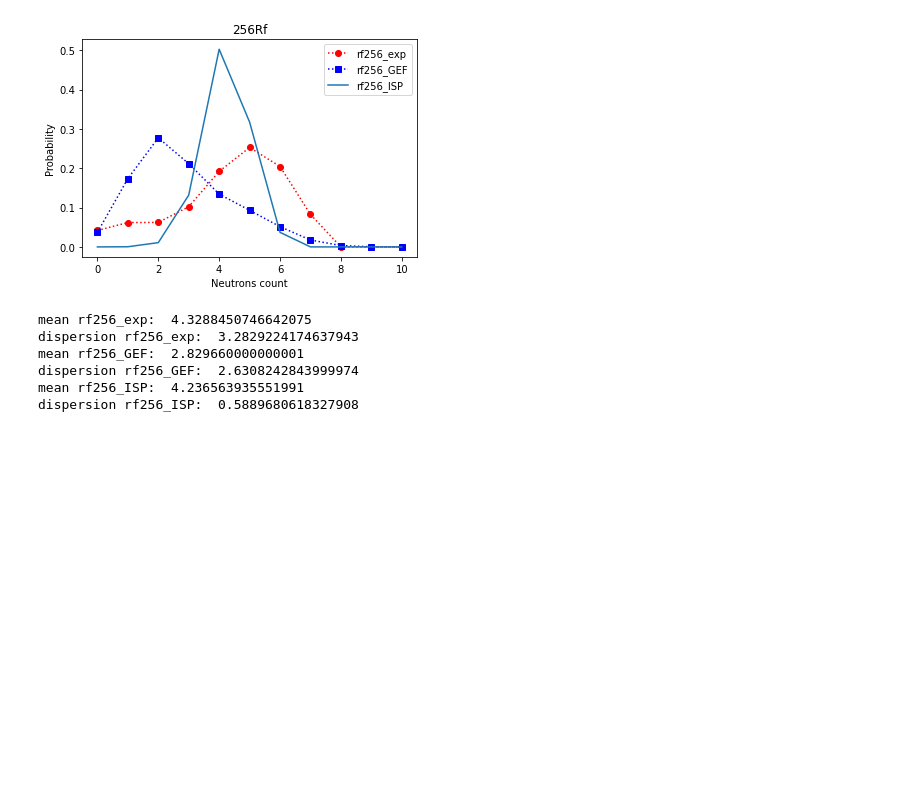
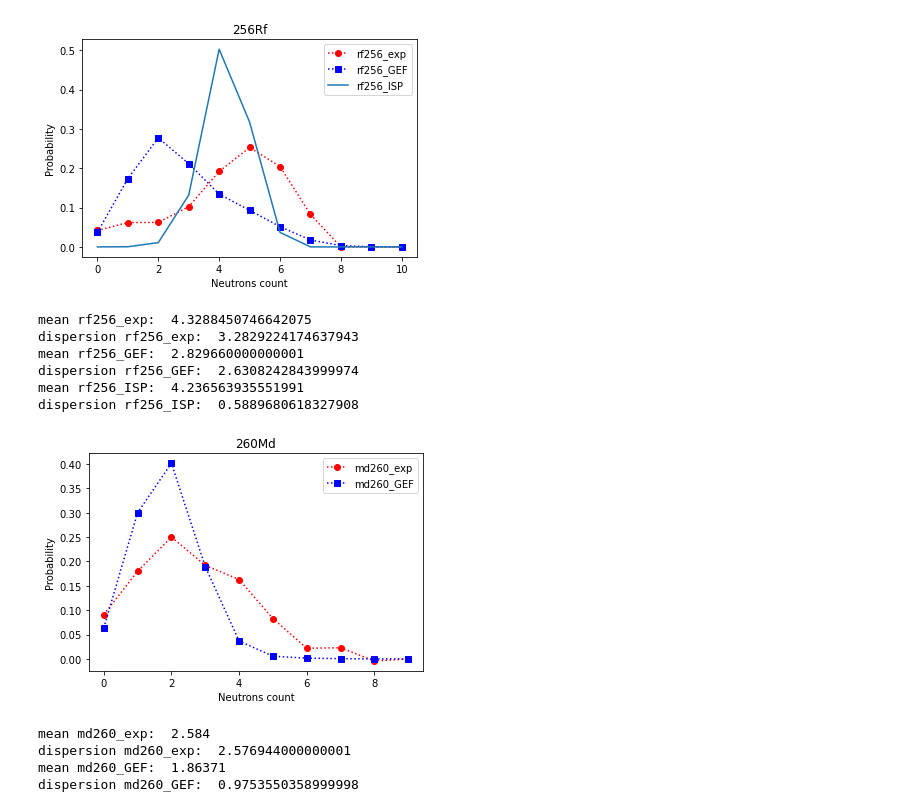
Before and after one commit to siberianisaev/NeutronBarrel, a Jupyter notebook: Python/KStest.ipynb, the cells around one changed output. Cells and saved outputs as stored; diff of their text form; code cells hidden in the pictures; blank space fills up the shorter version.

```diff
--- a/Python/KStest.ipynb
+++ b/Python/KStest.ipynb
@@ -478,3 +478,44 @@ mean rf256_GEF:  2.829660000000001
 dispersion rf256_GEF:  2.6308242843999974
 mean rf256_ISP:  4.236563935551991
 dispersion rf256_ISP:  0.5889680618327908
+# %%
+# Md-260
+md260_exp  = np.array([0.091,
+                       0.180,
+                       0.250,
+                       0.192,
+                       0.163,
+                       0.083,
+                       0.022,
+                       0.023,
+                       -0.004,
+                       0.000])
+md260_GEF  = np.array([0.06377,
+                       0.30018,
+                       0.40147,
+                       0.18954,
+                       0.03686,
+                       0.00561,
+                       0.00174,
+                       0.00064,
+                       0.00015,
+                       4e-005])
+xx = list(range(0, 10))
+plt.plot(xx,md260_exp,'ro:',label='md260_exp')
+plt.plot(xx,md260_GEF,'bs:',label='md260_GEF') # 1.86+/-0.04 ; std 0.987
+plt.legend()
+plt.title('260Md')
+plt.xlabel('Neutrons count')
+plt.ylabel('Probability')
+plt.show()
+
+print("mean md260_exp: ", mean_from(md260_exp))
+print("dispersion md260_exp: ", dispersion_from(md260_exp))
+print("mean md260_GEF: ", mean_from(md260_GEF))
+print("dispersion md260_GEF: ", dispersion_from(md260_GEF))
+# %% [output]
+[figure, added]
+mean md260_exp:  2.584
+dispersion md260_exp:  2.576944000000001
+mean md260_GEF:  1.86371
+dispersion md260_GEF:  0.9753550358999998
```
